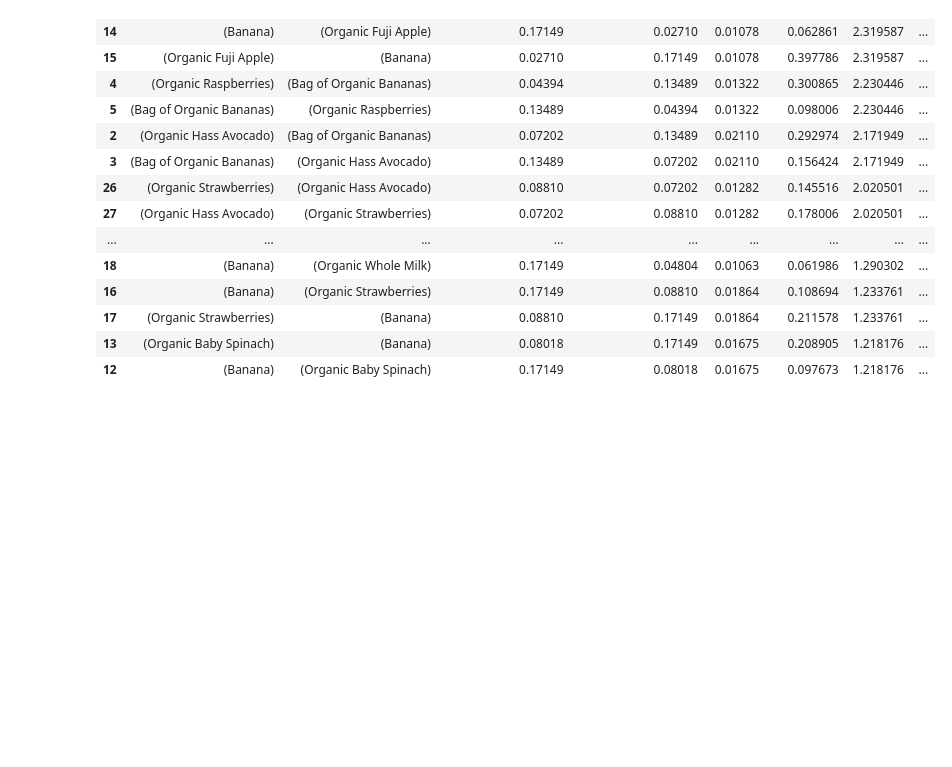
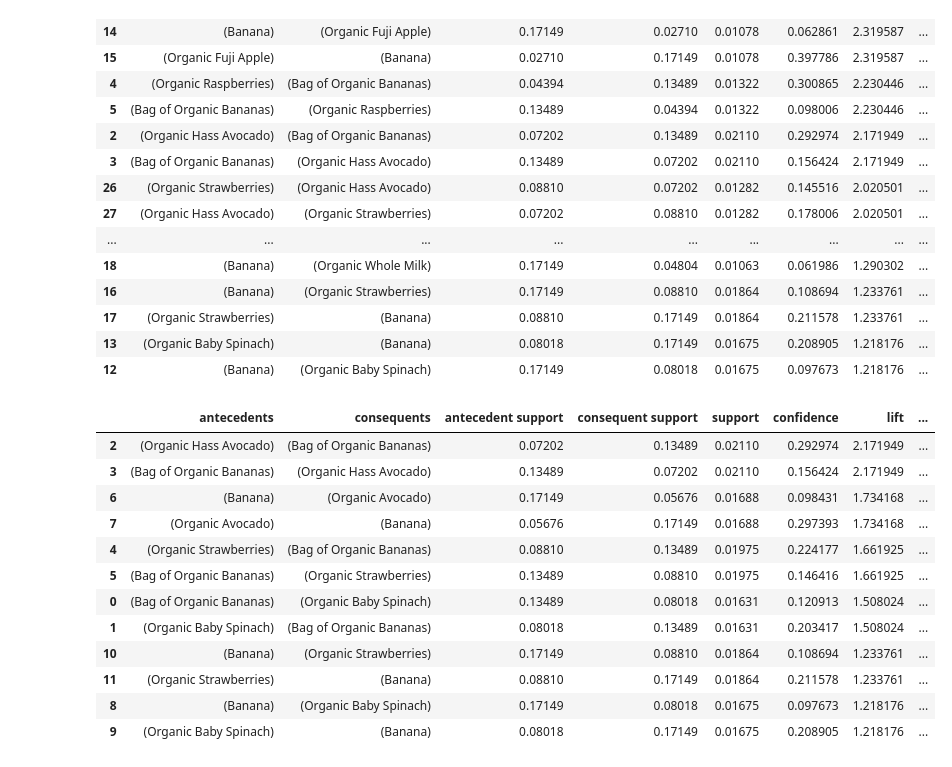
Before and after one commit to brandmend/Instacart_Basket_Prediction_Analysis, a Jupyter notebook: Instacart_Basket_Analysis_Apriori.ipynb, the cells around one changed output. Drawn from its saved outputs; the diff is of its cells as text; code cells hidden in the pictures; blank space fills up the shorter version.

```diff
--- a/Instacart_Basket_Analysis_Apriori.ipynb
+++ b/Instacart_Basket_Analysis_Apriori.ipynb
@@ -194,3 +194,23 @@ rules.sort_values('lift', ascending=False)
 | 17 | (Organic Strawberries) | (Banana) | 0.08810 | 0.17149 | 0.01864 | 0.211578 | 1.233761 | ... |
 | 13 | (Organic Baby Spinach) | (Banana) | 0.08018 | 0.17149 | 0.01675 | 0.208905 | 1.218176 | ... |
 | 12 | (Banana) | (Organic Baby Spinach) | 0.17149 | 0.08018 | 0.01675 | 0.097673 | 1.218176 | ... |
+# %%
+# Getting Association rules
+
+rules = association_rules(frequent_items, metric='support', min_threshold=.015)
+
+rules.sort_values('lift', ascending=False)
+# %% [output]
+|  | antecedents | consequents | antecedent support | consequent support | support | confidence | lift | ... |
+| 2 | (Organic Hass Avocado) | (Bag of Organic Bananas) | 0.07202 | 0.13489 | 0.02110 | 0.292974 | 2.171949 | ... |
+| 3 | (Bag of Organic Bananas) | (Organic Hass Avocado) | 0.13489 | 0.07202 | 0.02110 | 0.156424 | 2.171949 | ... |
+| 6 | (Banana) | (Organic Avocado) | 0.17149 | 0.05676 | 0.01688 | 0.098431 | 1.734168 | ... |
+| 7 | (Organic Avocado) | (Banana) | 0.05676 | 0.17149 | 0.01688 | 0.297393 | 1.734168 | ... |
+| 4 | (Organic Strawberries) | (Bag of Organic Bananas) | 0.08810 | 0.13489 | 0.01975 | 0.224177 | 1.661925 | ... |
+| 5 | (Bag of Organic Bananas) | (Organic Strawberries) | 0.13489 | 0.08810 | 0.01975 | 0.146416 | 1.661925 | ... |
+| 0 | (Bag of Organic Bananas) | (Organic Baby Spinach) | 0.13489 | 0.08018 | 0.01631 | 0.120913 | 1.508024 | ... |
+| 1 | (Organic Baby Spinach) | (Bag of Organic Bananas) | 0.08018 | 0.13489 | 0.01631 | 0.203417 | 1.508024 | ... |
+| 10 | (Banana) | (Organic Strawberries) | 0.17149 | 0.08810 | 0.01864 | 0.108694 | 1.233761 | ... |
+| 11 | (Organic Strawberries) | (Banana) | 0.08810 | 0.17149 | 0.01864 | 0.211578 | 1.233761 | ... |
+| 8 | (Banana) | (Organic Baby Spinach) | 0.17149 | 0.08018 | 0.01675 | 0.097673 | 1.218176 | ... |
+| 9 | (Organic Baby Spinach) | (Banana) | 0.08018 | 0.17149 | 0.01675 | 0.208905 | 1.218176 | ... |
```
Also changed, not shown: parts of 1 cell of this notebook.
